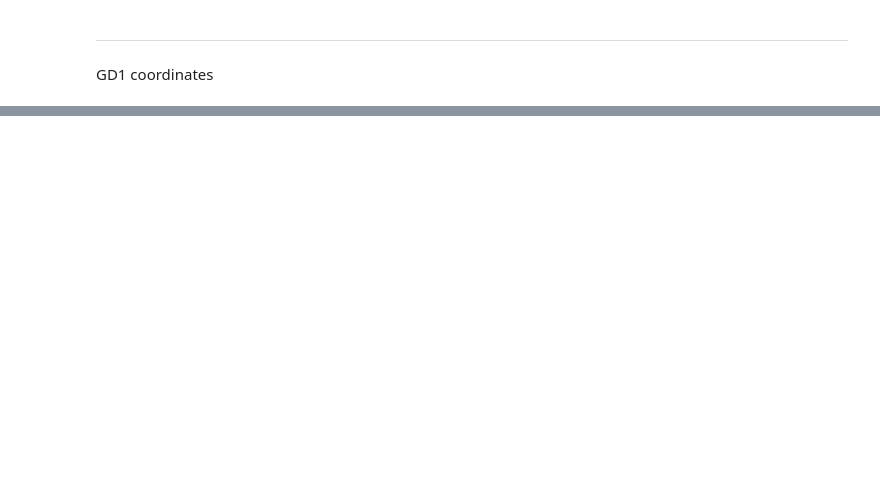
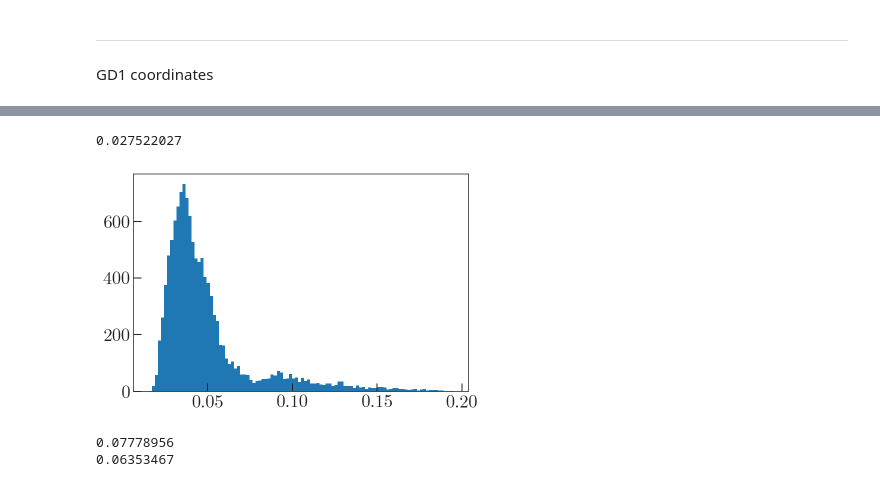
Before and after one commit to adrn/GD1-DR2, a Jupyter notebook: notebooks/GD1-dust-and-completeness.ipynb, the cells around one changed output, grey strips where cells are left out. Drawn from its saved outputs; the diff is of its cells as text; code cells hidden in the pictures; blank space fills up the shorter version.

```diff
--- a/notebooks/GD1-dust-and-completeness.ipynb
+++ b/notebooks/GD1-dust-and-completeness.ipynb
@@ -199,14 +223,19 @@ fig.savefig('../paper/sfd.pdf', dpi=250)
 # %%
-l = np.arange(300, 360, 0.1)
+l = np.arange(-60, 0, 0.1)
 b = np.arange(-1, 1, 0.1)
 l, b = np.meshgrid(l, b)
 l = coord.Angle(l*u.deg)
 b = coord.Angle(b*u.deg)
 coords = coord.SkyCoord(l, b, distance=1.*u.kpc,
                         frame=gc.GD1)
 sfd = SFDQuery()
 A_V = 2.742 * sfd(coords)
-np.std(A_V)
+print(np.std(A_V))
+
+plt.hist(A_V.ravel(), bins='auto');
+# %% [output]
+0.027522027
+[figure, added]
 # %%
 for region in [gap_phi1, udens_phi1]:
     l = np.arange(region.min().value, region.max().value, 0.1)
@@ -219,3 +248,6 @@ for region in [gap_phi1, udens_phi1]:
 
     sfd = SFDQuery()
     print(np.max(2.742 * sfd(coords)))
+# %% [output]
+0.07778956
+0.06353467
```
Also changed, not shown: parts of 6 cells of this notebook.
